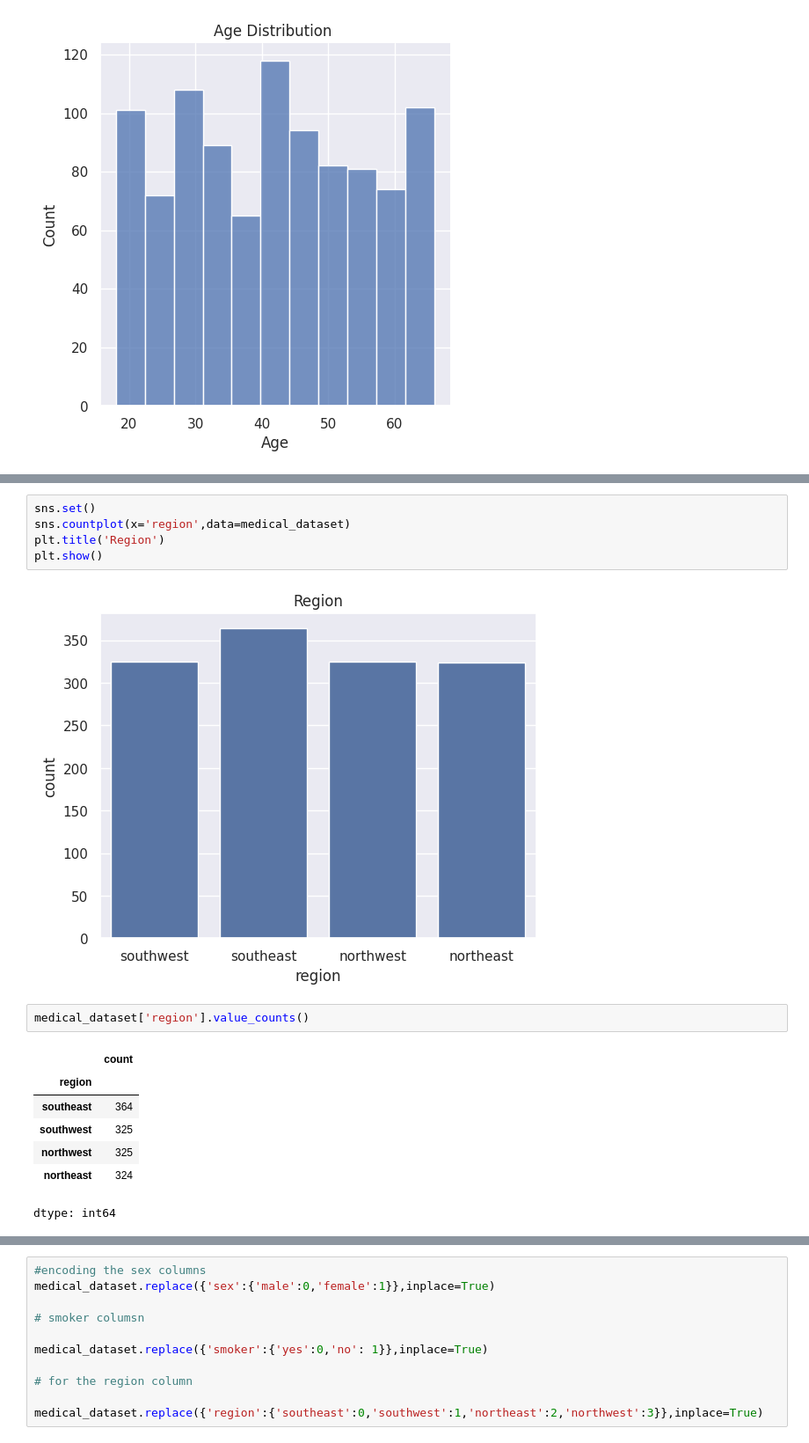
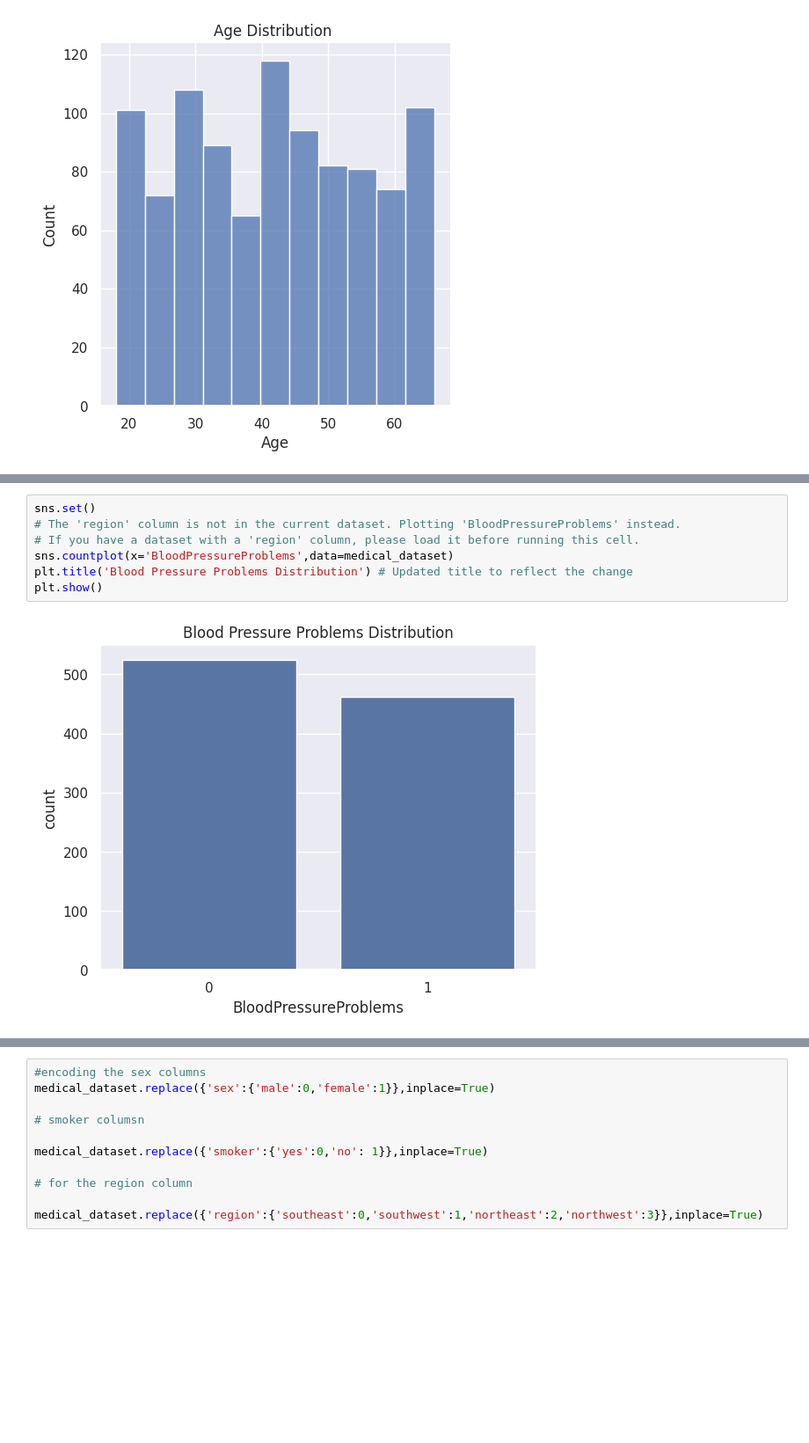
Before and after one commit to Charishma1389/-Medical-Insurance-Cost-Price-Prediction, a Jupyter notebook: medical_insurance.ipynb, the cells around one changed output, grey strips where cells are left out. Shown at 88% size. Saved outputs shown, nothing was run; the diff lists cells and outputs as text; blank space fills up the shorter version.

```diff
--- a/medical_insurance.ipynb
+++ b/medical_insurance.ipynb
@@ -116,17 +136,9 @@ plt.show()
-# %%
-sns.set()
-sns.countplot(x='region',data=medical_dataset)
-plt.title('Region')
-plt.show()
-# %% [output]
-[figure, removed]
-# %%
-medical_dataset['region'].value_counts()
-# %% [output]
-|  | count |
-| region |  |
-| southeast | 364 |
-| southwest | 325 |
-| northwest | 325 |
-| northeast | 324 |
-dtype: int64
+# %%
+sns.set()
+# The 'region' column is not in the current dataset. Plotting 'BloodPressureProblems' instead.
+# If you have a dataset with a 'region' column, please load it before running this cell.
+sns.countplot(x='BloodPressureProblems',data=medical_dataset)
+plt.title('Blood Pressure Problems Distribution') # Updated title to reflect the change
+plt.show()
+# %% [output]
+[figure, added]
```
Also changed, not shown: parts of 16 cells of this notebook.
